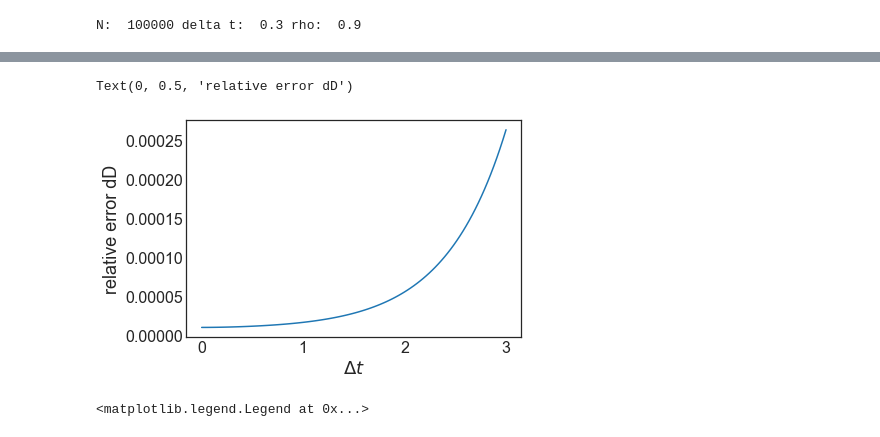
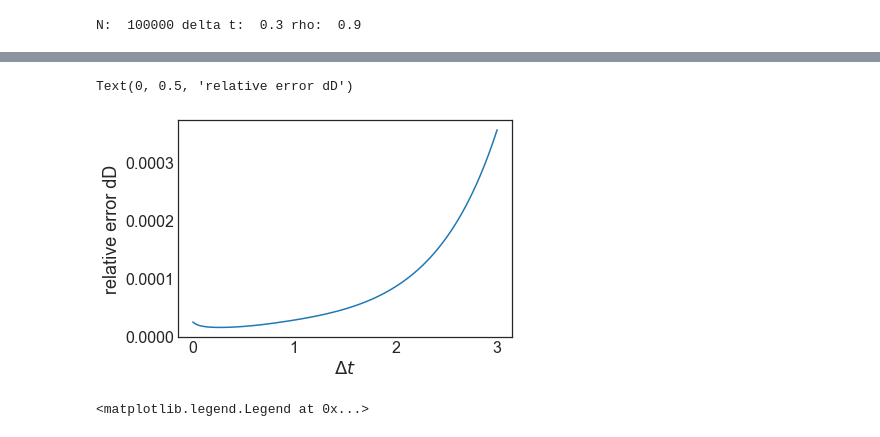
Before and after one commit to hstrey/Ornstein-Uhlenbeck-Correlations, a Jupyter notebook: Correlated OU parameter estimation.ipynb, the cells around one changed output, grey strips where cells are left out. Cells and saved outputs as stored; diff of their text form; code cells hidden in the pictures.

```diff
--- a/Correlated OU parameter estimation.ipynb
+++ b/Correlated OU parameter estimation.ipynb
@@ -100,7 +100,7 @@ def d2PdA2(N,aep,ass,ac,b,D,A,delta_t):
             q(aep,ass,ac,b)/A**3 +
             (N-1)/(1-b**2)*(b*d2BdA2(b,D,A,delta_t) + dBdA(b,D,A,delta_t)**2*(1+b**2)/(1-b**2)) -
             d2qdA2(aep,ass,ac,b,D,A,delta_t)/2/A +
-           1/A*dqdB(aep,ass,ac,b)*dBdA(b,D,A,delta_t))
+           1/A**2*dqdB(aep,ass,ac,b)*dBdA(b,D,A,delta_t))
 
 def d2PdAdD(N,aep,ass,ac,b,D,A,delta_t):
     return (dqdB(aep,ass,ac,b)*dBdD(b,A,delta_t)/2/A**2 -
@@ -130,10 +130,10 @@ def phi_deriv(x,a1ep,a1ss,a1c,a2ep,a2ss,a2c,delta_t,N):
     return np.array([y1,y2,y3])
 # %%
 def d2PdA2N(N,b,A,delta_t):
-    return -N/2/A - N/(1-b**2)**2*dBdA(b,D,A,delta_t)**2*(1+b**2+6*b/(1+b))+2*N*b/(1-b**2)*dBdA(b,D,A,delta_t)
+    return -N/2/A - N/(1-b**2)**2*dBdA(b,D,A,delta_t)**2*(1+b**2+6*b/(1+b))+2*N*b/A/(1-b**2)*dBdA(b,D,A,delta_t)
 
 def d2PdAdDN(N,b,D,A,delta_t):
-    return N*b/(1-b**2)*dBdD(b,A,delta_t) - N/(1-b**2)**2*dBdA(b,D,A,delta_t)*dBdD(b,A,delta_t)*(1+b**2+6*b/(1+b))
+    return N*b/(1-b**2)/A*dBdD(b,A,delta_t) - N/(1-b**2)**2*dBdA(b,D,A,delta_t)*dBdD(b,A,delta_t)*(1+b**2+6*b/(1+b))
 
 def d2PdD2N(N,b1,b2,D,A1,A2,delta_t):
     return (-N/(1-b1**2)**2*dBdD(b1,A1,delta_t)**2*(1+b1**2+6*b1/(1+b1))-
@@ -462,10 +462,10 @@ plt.savefig("dD.png",format='png',dpi=300,bbox_inches='tight',facecolor="white",
 # %%
-plt.plot(delta_t_list,dD)
+plt.plot(delta_t_list,dD_05)
 plt.xlabel(r"$\Delta t$")
 plt.ylabel("relative error dD")
 # %% [output]
 Text(0, 0.5, 'relative error dD')
-[figure, old version]
+[figure, new version]
 # %%
 plt.plot(delta_t_list,dtau1_01*1000,label=r"$\tau_1$")
 #plt.plot(delta_t_list,dtau1_025,label="tau1_025")
```
Also changed, not shown: parts of 20 cells of this notebook, 5 other files.
